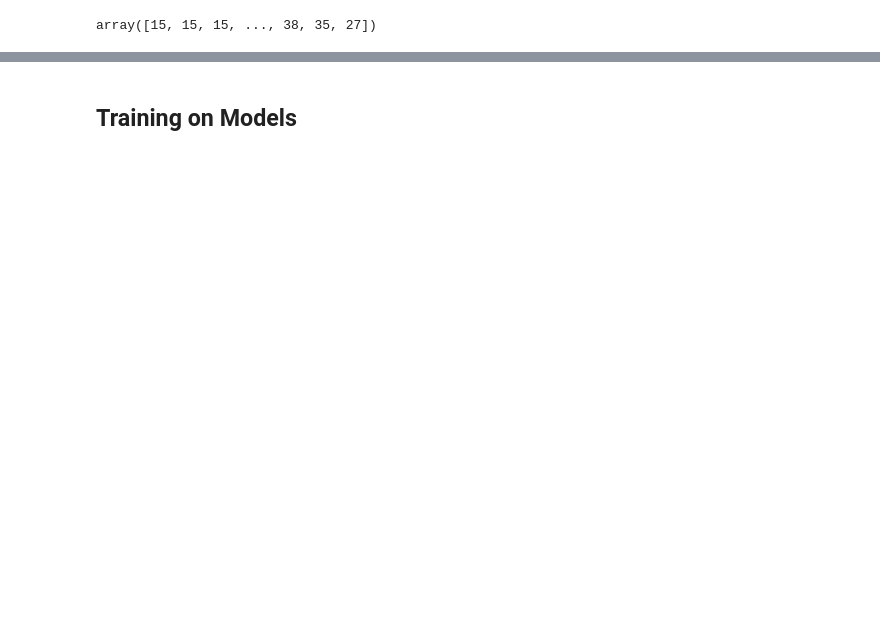
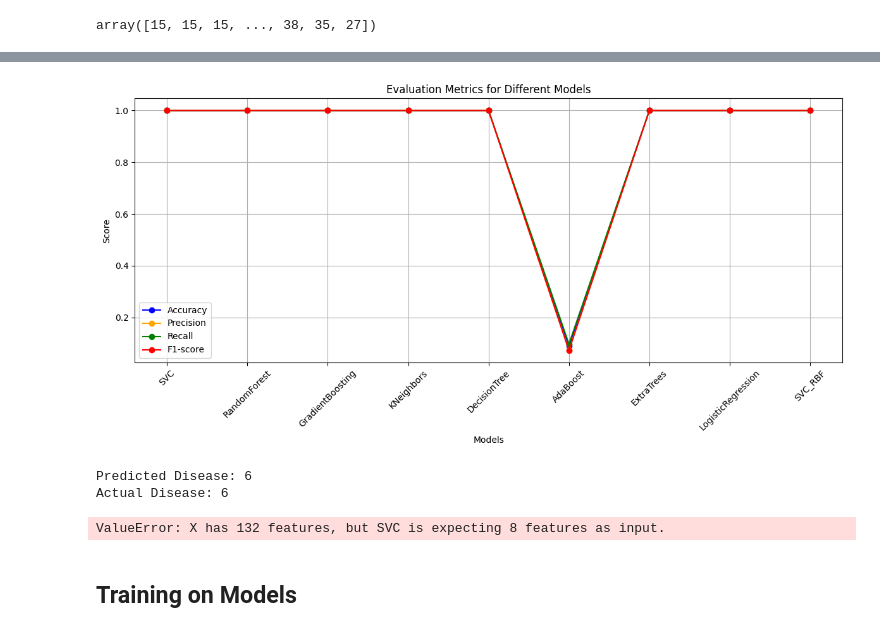
Before and after one commit to ApoorvaKhajbage/medicine_recommendation_system, a Jupyter notebook: models/Medical_Recommendation.ipynb, the cells around one changed output, grey strips where cells are left out. Saved outputs shown, nothing was run; the diff lists cells and outputs as text; code cells hidden in the pictures; blank space fills up the shorter version.

Commit message:
ML model trained

```diff
--- a/models/Medical_Recommendation.ipynb
+++ b/models/Medical_Recommendation.ipynb
@@ -91,3 +324,70 @@ X_train, X_test, y_train, y_test = train_test_split(X, Y, test_size=0.3, random_
+# %%
+import matplotlib.pyplot as plt
+
+# Define data
+models = ['SVC', 'RandomForest', 'GradientBoosting', 'KNeighbors', 'DecisionTree', 'AdaBoost', 'ExtraTrees', 'LogisticRegression', 'SVC_RBF']
+accuracy = [1.0, 1.0, 1.0, 1.0, 1.0, 0.089, 1.0, 1.0, 1.0]
+precision = [1.0, 1.0, 1.0, 1.0, 1.0, 0.074, 1.0, 1.0, 1.0]
+recall = [1.0, 1.0, 1.0, 1.0, 1.0, 0.098, 1.0, 1.0, 1.0]
+f1_score = [1.0, 1.0, 1.0, 1.0, 1.0, 0.073, 1.0, 1.0, 1.0]
+
+# Plotting
+plt.figure(figsize=(12, 6))
+
+plt.plot(models, accuracy, marker='o', linestyle='-', color='blue', label='Accuracy')
+plt.plot(models, precision, marker='o', linestyle='-', color='orange', label='Precision')
+plt.plot(models, recall, marker='o', linestyle='-', color='green', label='Recall')
+plt.plot(models, f1_score, marker='o', linestyle='-', color='red', label='F1-score')
+
+plt.title('Evaluation Metrics for Different Models')
+plt.xlabel('Models')
+plt.ylabel('Score')
+plt.xticks(rotation=45)
+plt.legend()
+plt.grid(True)
+plt.tight_layout()
+plt.show()
+# %% [output]
+[figure, added]
+# %%
+import pickle
+
+# Load the pickled model
+with open('svc_model.pkl', 'rb') as f:
+    model = pickle.load(f)
+
+# Assuming 'X_test' is your test dataset and 'y_test' is the corresponding labels
+# Test a single input observation
+input_observation_index = 20  # Change this index according to your dataset
+input_observation = X_test.iloc[input_observation_index].values.reshape(1, -1)
+actual_disease = y_test[input_observation_index]
+
+# Predict the disease for the input observation
+predicted_disease = model.predict(input_observation)
+
+# Print the predicted and actual diseases
+print("Predicted Disease:", predicted_disease[0])
+print("Actual Disease:", actual_disease)
+# %% [output]
+Predicted Disease: 6
+Actual Disease: 6
+# %%
+# Assuming X_test contains your test dataset
+# Extract the relevant features from X_test for the input observation
+input_observation = X_test.iloc[[input_observation_index]]
+
+# Preprocess the input observation (e.g., scaling, encoding categorical variables)
+# Ensure that the preprocessing steps are consistent with the training data
+# You may need to perform the same preprocessing steps that were applied to the training data
+# For example, if you used StandardScaler for scaling, apply it to the input observation as well
+
+# Now, predict the disease for the preprocessed input observation
+predicted_disease = model.predict(input_observation)
+
+# Print the predicted disease
+print("Predicted Disease:", predicted_disease[0])
+# %% [output]
+ValueError: X has 132 features, but SVC is expecting 8 features as input.
 # %% [markdown]
 ## Training on Models
 # %%
```
Also changed, not shown: parts of 23 cells of this notebook, 15 other files.
